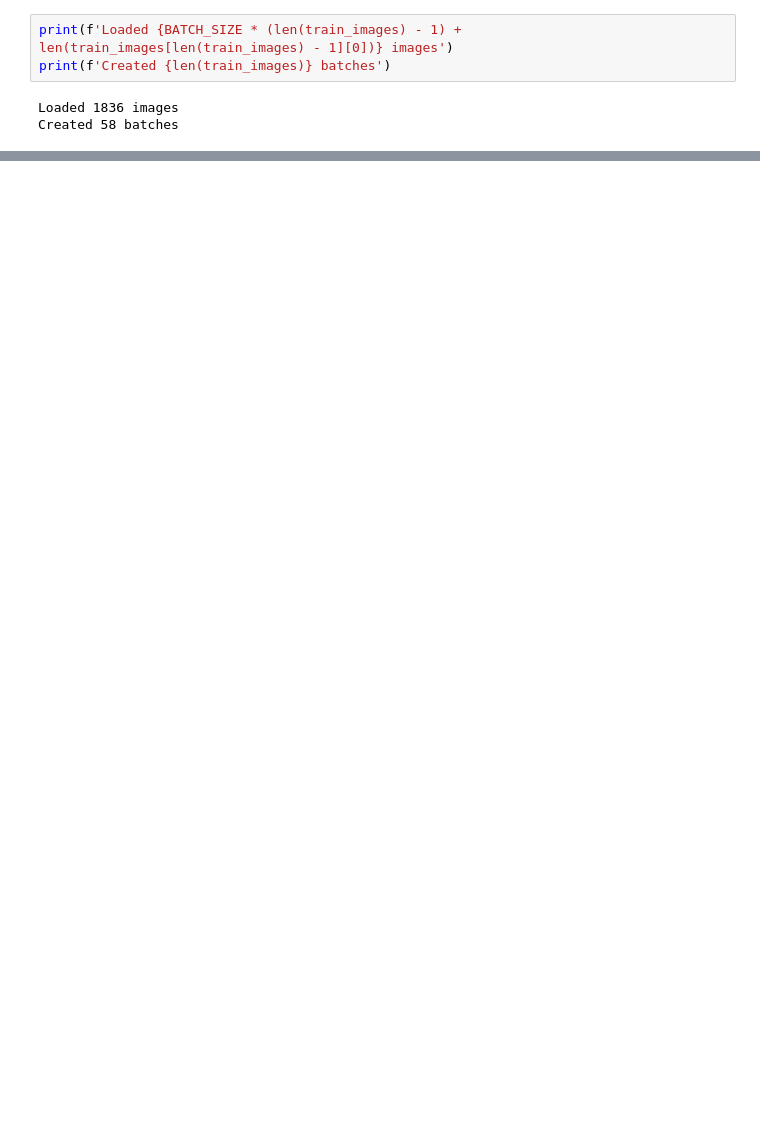
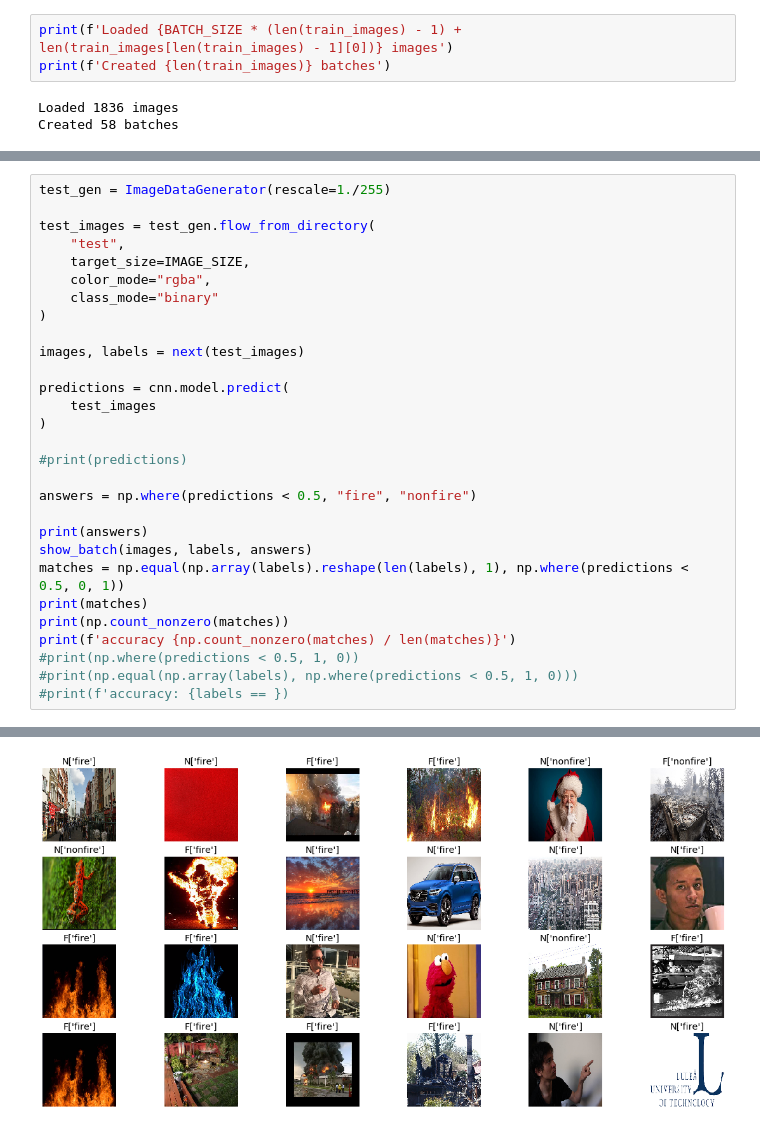
Before and after one commit to hugowangler/d7041e-mini-project, a Jupyter notebook: main.ipynb, the cells around one changed output, grey strips where cells are left out. Drawn from its saved outputs; the diff is of its cells as text; blank space fills up the shorter version.

```diff
--- a/main.ipynb
+++ b/main.ipynb
@@ -164,0 +176,30 @@ plt.legend(loc="lower left")
+# %%
+test_gen = ImageDataGenerator(rescale=1./255)
+
+test_images = test_gen.flow_from_directory(
+    "test",
+    target_size=IMAGE_SIZE,
+    color_mode="rgba",
+    class_mode="binary"
+)
+
+images, labels = next(test_images)
+
+predictions = cnn.model.predict(
+    test_images
+)
+
+#print(predictions)
+
+answers = np.where(predictions < 0.5, "fire", "nonfire")
+
+print(answers)
+show_batch(images, labels, answers)
+matches = np.equal(np.array(labels).reshape(len(labels), 1), np.where(predictions < 0.5, 0, 1))
+print(matches)
+print(np.count_nonzero(matches))
+print(f'accuracy {np.count_nonzero(matches) / len(matches)}')
+#print(np.where(predictions < 0.5, 1, 0))
+#print(np.equal(np.array(labels), np.where(predictions < 0.5, 1, 0)))
+#print(f'accuracy: {labels == })
+# %% [output]
@@ -164,0 +240 @@ plt.legend(loc="lower left")
+[figure, added]
```
Also changed, not shown: parts of 8 cells of this notebook.
